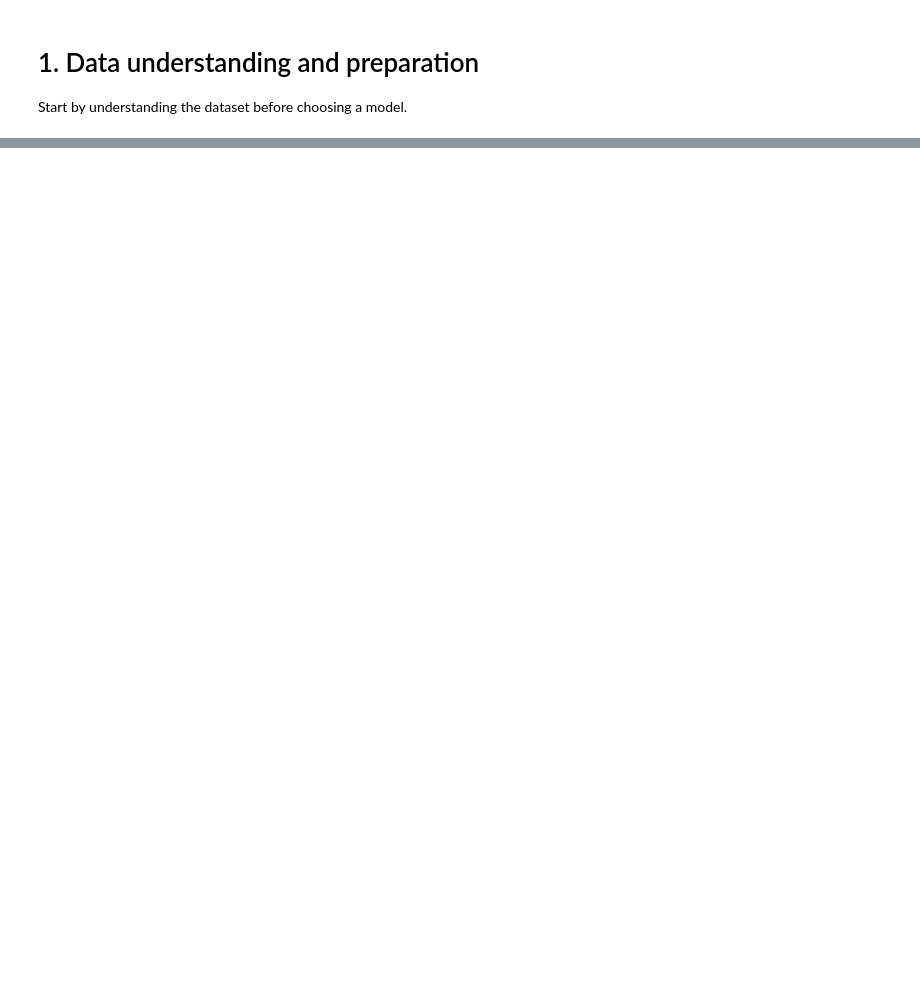
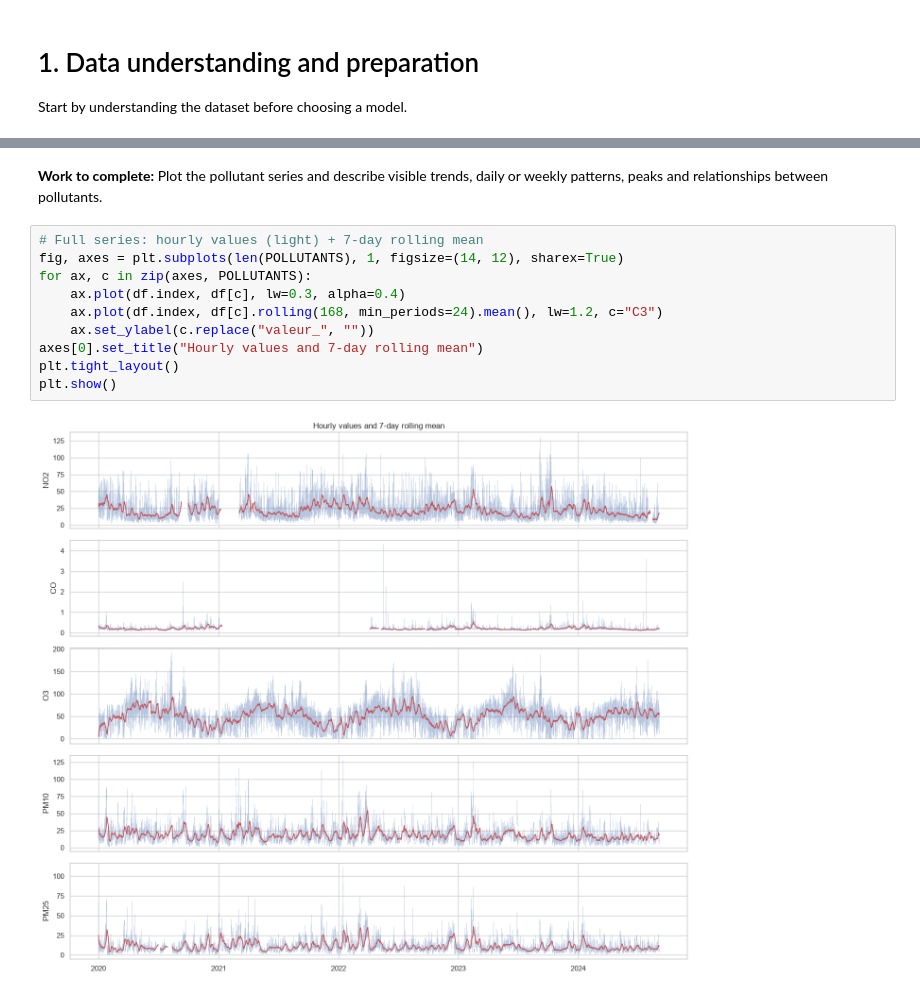
Before and after one commit to nicotranfr/air-polluants-in-paris, a Jupyter notebook: notebooks/main.ipynb, the cells around one changed output, grey strips where cells are left out. Saved outputs shown, nothing was run; the diff lists cells and outputs as text; blank space fills up the shorter version.

```diff
--- a/notebooks/main.ipynb
+++ b/notebooks/main.ipynb
@@ -63,0 +204,14 @@ or test data.
+# %% [markdown]
+**Work to complete:** Plot the pollutant series and describe visible trends, daily or weekly patterns, peaks and relationships between pollutants.
+# %%
+# Full series: hourly values (light) + 7-day rolling mean
+fig, axes = plt.subplots(len(POLLUTANTS), 1, figsize=(14, 12), sharex=True)
+for ax, c in zip(axes, POLLUTANTS):
+    ax.plot(df.index, df[c], lw=0.3, alpha=0.4)
+    ax.plot(df.index, df[c].rolling(168, min_periods=24).mean(), lw=1.2, c="C3")
+    ax.set_ylabel(c.replace("valeur_", ""))
+axes[0].set_title("Hourly values and 7-day rolling mean")
+plt.tight_layout()
+plt.show()
+# %% [output]
+[figure, added]
```
Also changed, not shown: parts of 87 cells of this notebook, 3 other files.
